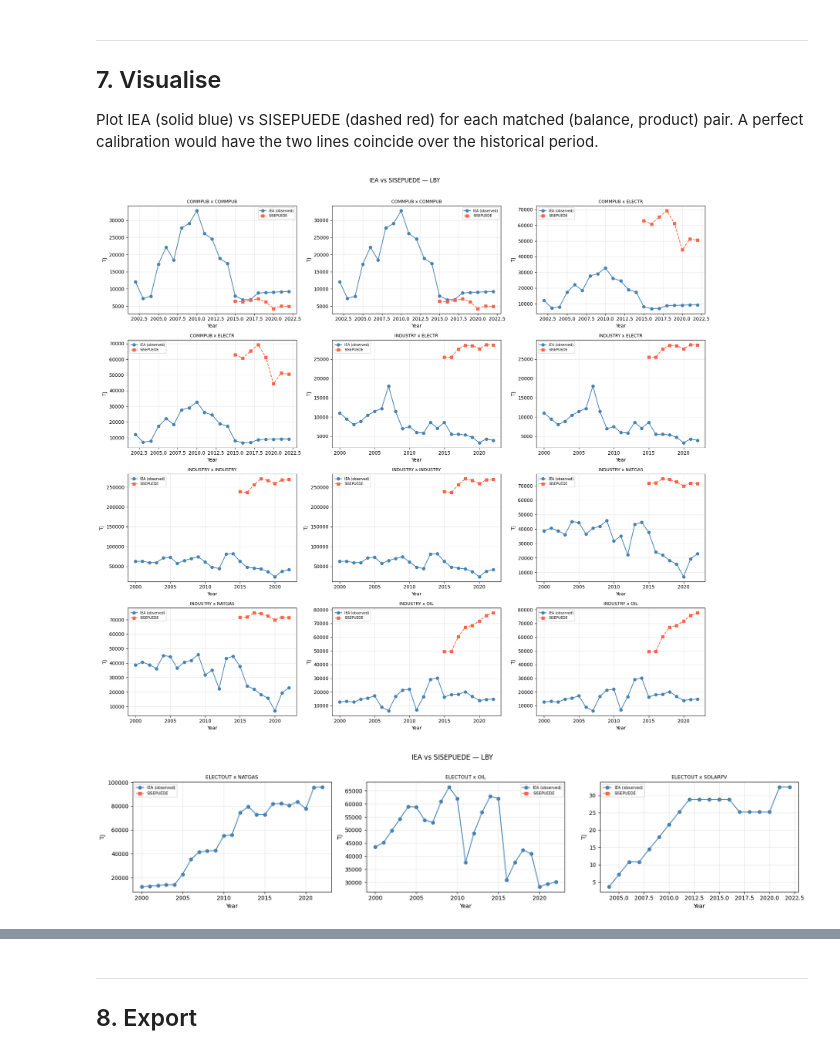
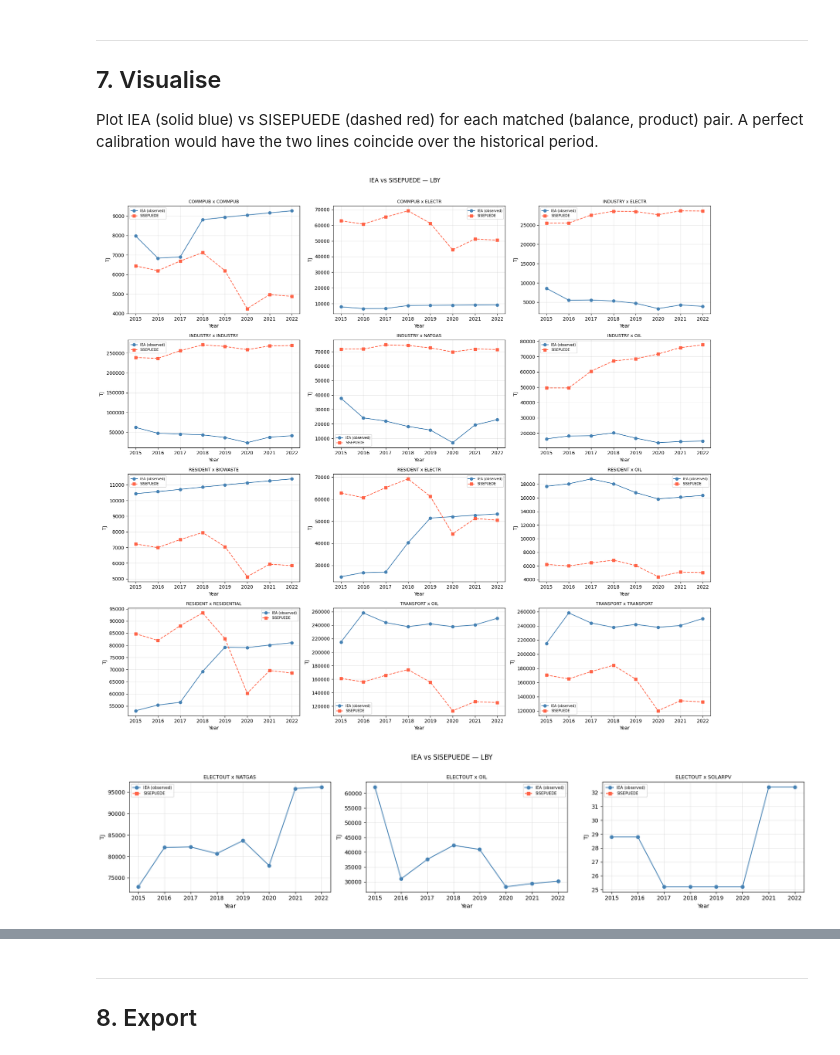
Before and after one commit to dpmendez/sisepuede, a Jupyter notebook: sisepuede/calibration/iea_energy_crosswalk_comparison.ipynb, the cells around one changed output, grey strips where cells are left out. Drawn from its saved outputs; the diff is of its cells as text; code cells hidden in the pictures.

Commit message:
Restrict comparison to true data only available year range.

```diff
--- a/sisepuede/calibration/iea_energy_crosswalk_comparison.ipynb
+++ b/sisepuede/calibration/iea_energy_crosswalk_comparison.ipynb
@@ -41,7 +41,8 @@ from sisepuede.calibration.iea_data_loader import IEADataLoader
 PATH_SISEPUEDE_INPUT = "/Users/dianamendez/Documents/sisepuede/sisepuede_raw_inputs_latest_LBY_modified_march_2026.csv"
 PATH_IEA_DATA_DIR    = "/Users/dianamendez/data_collection_temporary"  # root of IEA CSV repo
 ISO_COUNTRY          = "LBY"
-TRUE_DATA_LIMIT_YEAR = 2023
+START_YEAR           = 2015 # year from where to start comparison
+TRUE_DATA_LIMIT_YEAR = 2023 # last year of true data. the rest are projections
 PATH_CROSSWALK_FILE  = "/Users/dianamendez/sisepuede/sisepuede/ref/data_crosswalks/sisepuede_iea_energy_crosswalk.csv"
 # ─────────────────────────────────────────────────────────────────────────────
 # Run this notebook with the sisepuede-env kernel:
@@ -89,0 +59,26 @@ Output shape: (36, 480)
+# %%
+from sisepuede.models.afolu import AFOLU
+from sisepuede.models.energy_consumption import EnergyConsumption
+from sisepuede.models.ippu import IPPU
+
+model_afolu     = AFOLU            (model_attributes)
+model_ippu      = IPPU             (model_attributes)
+model_energycon = EnergyConsumption(model_attributes)
+
+df_input = pd.read_csv(PATH_SISEPUEDE_INPUT)
+
+# Only use truth available data for comparison
+true_data_condition = df_input["year"] <= TRUE_DATA_LIMIT_YEAR
+df_input = df_input.loc[true_data_condition]
+print(f"Input shape: {df_input.shape}")
+display(df_input)
+
+# Run dependency models first, then merge their outputs as additional inputs
+df_out_afolu = model_afolu(df_input)
+df_out_ippu  = model_ippu (df_input)
+
+df_input_energy = df_input.merge(df_out_afolu, how="left").merge(df_out_ippu, how="left")
+df_out_energycon = model_energycon(df_input_energy)
+
+print(f"Output shape: {df_out_energycon.shape}")
+display(df_out_energycon)
@@ -251,8 +277,8 @@ Folders that will be searched:
   total_final_energy_consumption
   transport_total_final_consumption_by_source
 # %%
-# df_iea_long = loader.load_country(ISO_COUNTRY)
-df_iea_long = loader.load_country(ISO_COUNTRY, country_name="Libya")
+df_iea_long = loader.load_country(ISO_COUNTRY)
+# df_iea_long = loader.load_country(ISO_COUNTRY, country_name="Libya")
 
 print(f"IEA rows loaded: {len(df_iea_long)}")
 print(f"Folders found:   {df_iea_long['source_folder'].nunique()}")
@@ -264,8 +290,6 @@ print(f"\n(balance, product) pairs:")
     .size()
     .reset_index(name="n_years")
 )
-
-
 
 folder = "industry_total_final_consumption_by_source"
 cfg    = loader.folder_config[folder]
@@ -430,19 +443,22 @@ def plot_comparison(
     plt.tight_layout()
     plt.show()
 # %%
+plot_condition = (df_comparison['year'] >= START_YEAR) & (df_comparison['year'] <= TRUE_DATA_LIMIT_YEAR)
+df_comparison = df_comparison.loc[plot_condition]
+
 # Final consumption by sector — primary calibration check
 plot_comparison(
     df_comparison,
     balance_codes=["INDUSTRY", "TRANSPORT", "RESIDENT", "COMMPUB", "TFC"],
     country=ISO_COUNTRY,
 )
 # %% [output]
-[figure, old version]
+[figure, new version]
 # %%
 # Electricity generation by technology
 plot_comparison(df_comparison, balance_codes=["ELECTOUT"], country=ISO_COUNTRY)
 # %% [output]
-[figure, old version]
+[figure, new version]
 # %%
 # Energy supply
 plot_comparison(df_comparison, balance_codes=["INDPROD", "IMPORTS", "EXPORTS"], country=ISO_COUNTRY)
```
Also changed, not shown: parts of 9 cells of this notebook.
